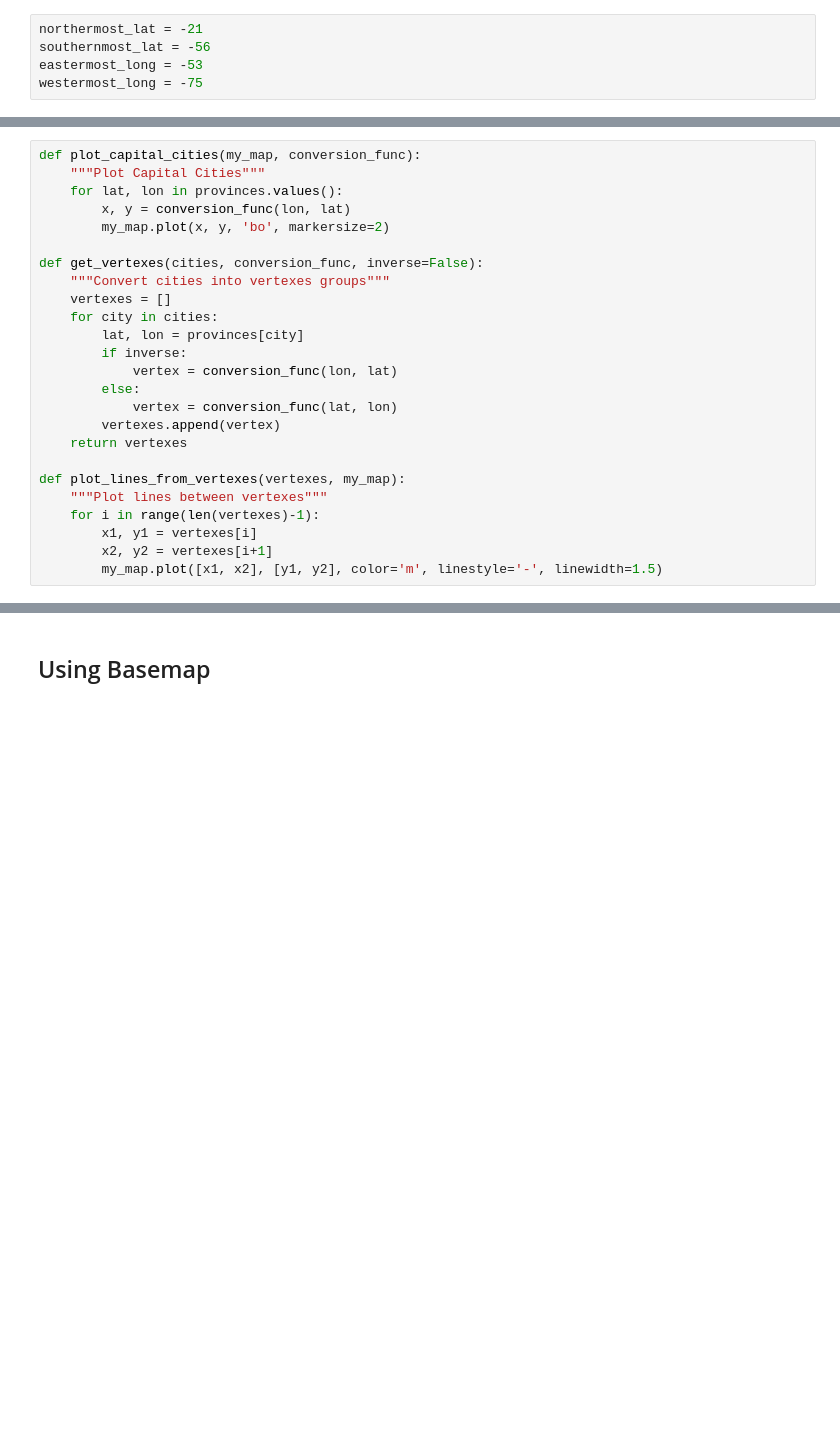
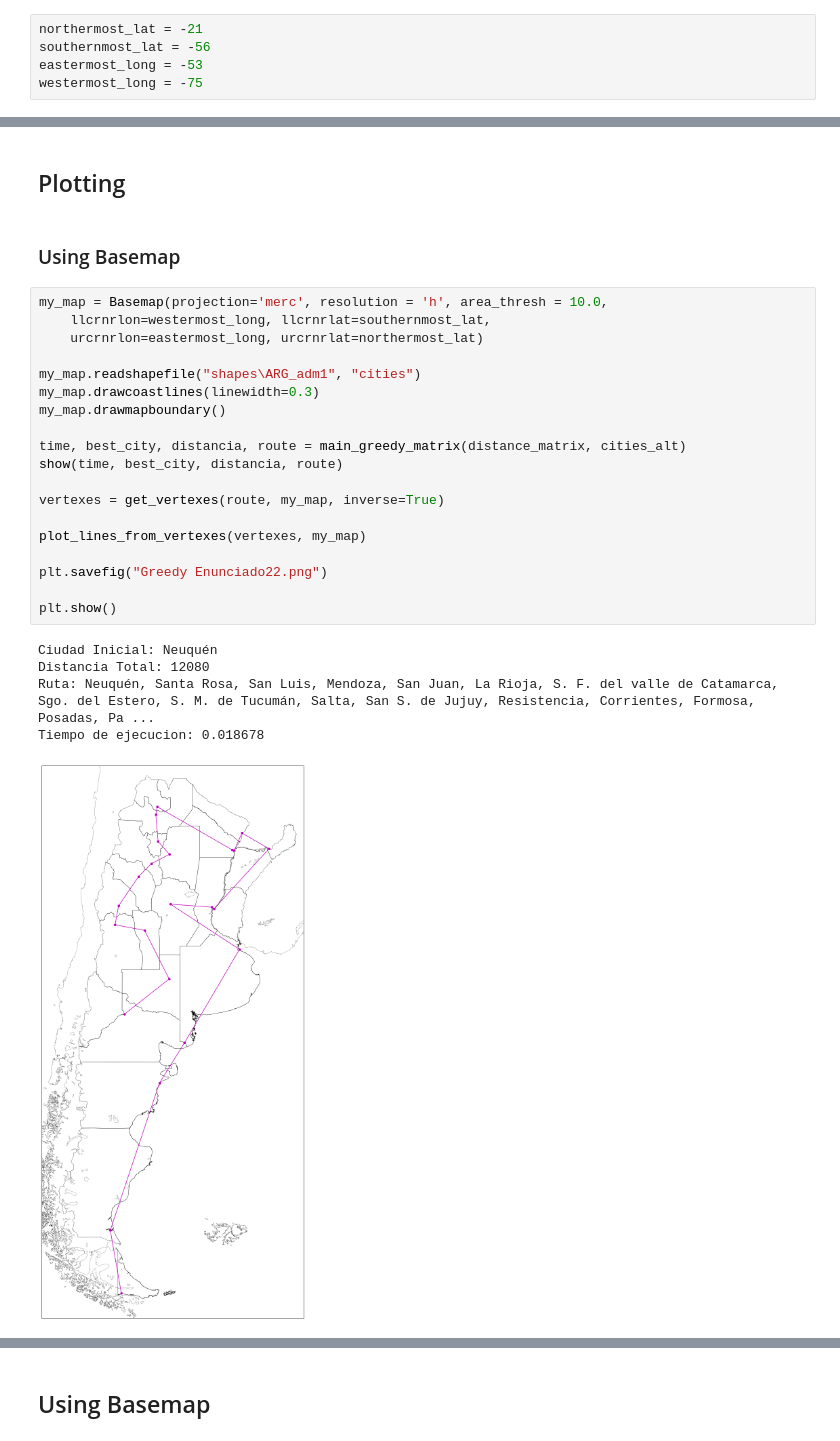
Before and after one commit to ELC/utn-genetic-algorithms, a Jupyter notebook: exercises/exercise3/TSP Argentina.ipynb, the cells around one changed output, grey strips where cells are left out. Saved outputs shown, nothing was run; the diff lists cells and outputs as text; blank space fills up the shorter version.

```diff
--- a/exercises/exercise3/TSP Argentina.ipynb
+++ b/exercises/exercise3/TSP Argentina.ipynb
@@ -149,25 +275,0 @@ def calc_distance_harversine(_lat1, _lon1, _lat2, _lon2):
-# %%
-def plot_capital_cities(my_map, conversion_func):
-    """Plot Capital Cities"""
-    for lat, lon in provinces.values():
-        x, y = conversion_func(lon, lat)
-        my_map.plot(x, y, 'bo', markersize=2)
-
-def get_vertexes(cities, conversion_func, inverse=False):
-    """Convert cities into vertexes groups"""
-    vertexes = []
-    for city in cities:
-        lat, lon = provinces[city]
-        if inverse:
-            vertex = conversion_func(lon, lat)
-        else:
-            vertex = conversion_func(lat, lon)
-        vertexes.append(vertex)
-    return vertexes
-
-def plot_lines_from_vertexes(vertexes, my_map):
-    """Plot lines between vertexes"""
-    for i in range(len(vertexes)-1):
-        x1, y1 = vertexes[i]
-        x2, y2 = vertexes[i+1]
-        my_map.plot([x1, x2], [y1, y2], color='m', linestyle='-', linewidth=1.5)
@@ -173,0 +316,29 @@ def plot_lines_from_vertexes(vertexes, my_map):
+# %% [markdown]
+## Plotting
+# %% [markdown]
+### Using Basemap
+# %%
+my_map = Basemap(projection='merc', resolution = 'h', area_thresh = 10.0,
+    llcrnrlon=westermost_long, llcrnrlat=southernmost_lat,
+    urcrnrlon=eastermost_long, urcrnrlat=northermost_lat)
+
+my_map.readshapefile("shapes\ARG_adm1", "cities")
+my_map.drawcoastlines(linewidth=0.3)
+my_map.drawmapboundary()
+
+time, best_city, distancia, route = main_greedy_matrix(distance_matrix, cities_alt)
+show(time, best_city, distancia, route)
+
+vertexes = get_vertexes(route, my_map, inverse=True)
+
+plot_lines_from_vertexes(vertexes, my_map)
+
+plt.savefig("Greedy Enunciado22.png")
+
+plt.show()
+# %% [output]
+Ciudad Inicial: Neuquén
+Distancia Total: 12080
+Ruta: Neuquén, Santa Rosa, San Luis, Mendoza, San Juan, La Rioja, S. F. del valle de Catamarca, Sgo. del Estero, S. M. de Tucumán, Salta, San S. de Jujuy, Resistencia, Corrientes, Formosa, Posadas, Pa ...
+Tiempo de ejecucion: 0.018678
+[figure, added]
```
Also changed, not shown: parts of 47 cells of this notebook, 24 other files.
